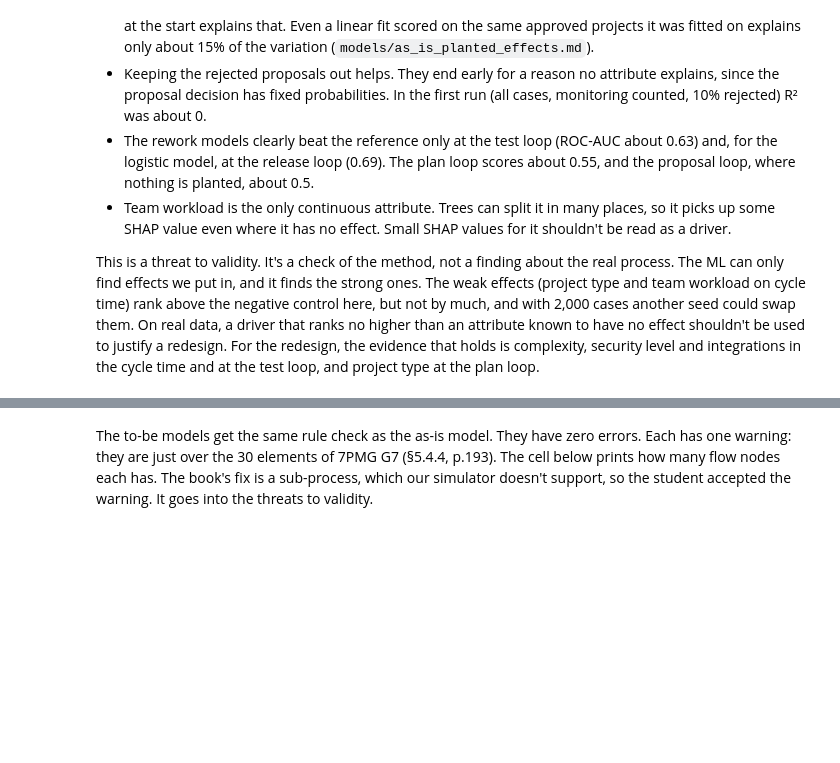
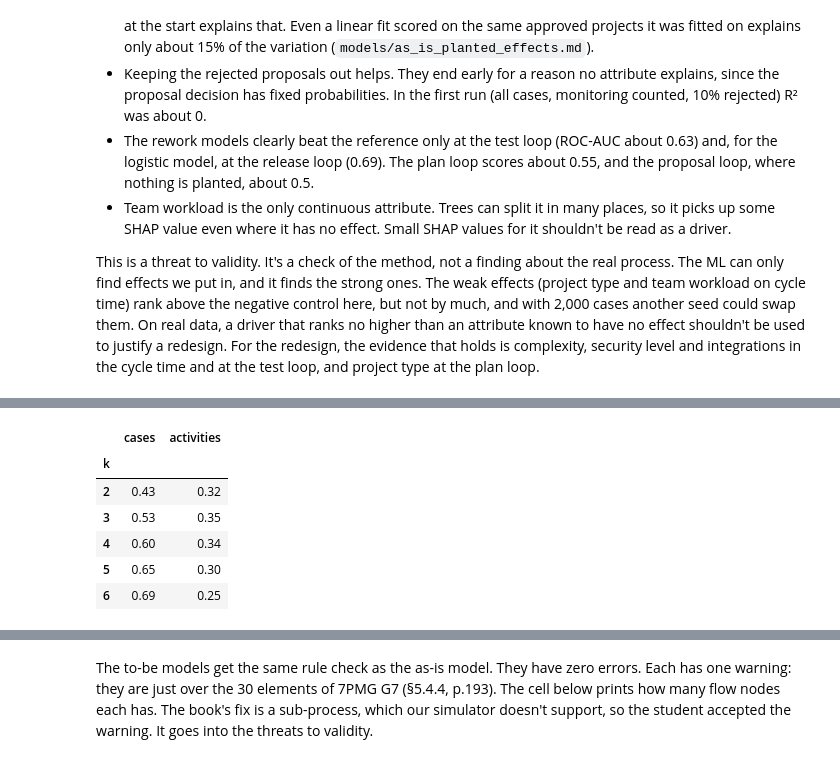
Before and after one commit to dangth1101/IS6003, a Jupyter notebook: notebooks/time_optimization.ipynb, the cells around one changed output, grey strips where cells are left out. Cells and saved outputs as stored; diff of their text form; code cells hidden in the pictures; blank space fills up the shorter version.

```diff
--- a/notebooks/time_optimization.ipynb
+++ b/notebooks/time_optimization.ipynb
@@ -343,0 +356,13 @@ This is a threat to validity. It's a check of the method, not a finding about th
+# %%
+clusters = clusters_section(log, model, seed=SEED, ends_at=params.cycle_time_end)
+pd.DataFrame(
+    {name: {row["k"]: row["silhouette"] for row in clusters[name]["silhouette"]} for name in ("cases", "activities")}
+).rename_axis("k").round(3)
+# %% [output]
+|  | cases | activities |
+| k |  |  |
+| 2 | 0.43 | 0.32 |
+| 3 | 0.53 | 0.35 |
+| 4 | 0.60 | 0.34 |
+| 5 | 0.65 | 0.30 |
+| 6 | 0.69 | 0.25 |
```
Also changed, not shown: parts of 11 cells of this notebook, 21 other files.
